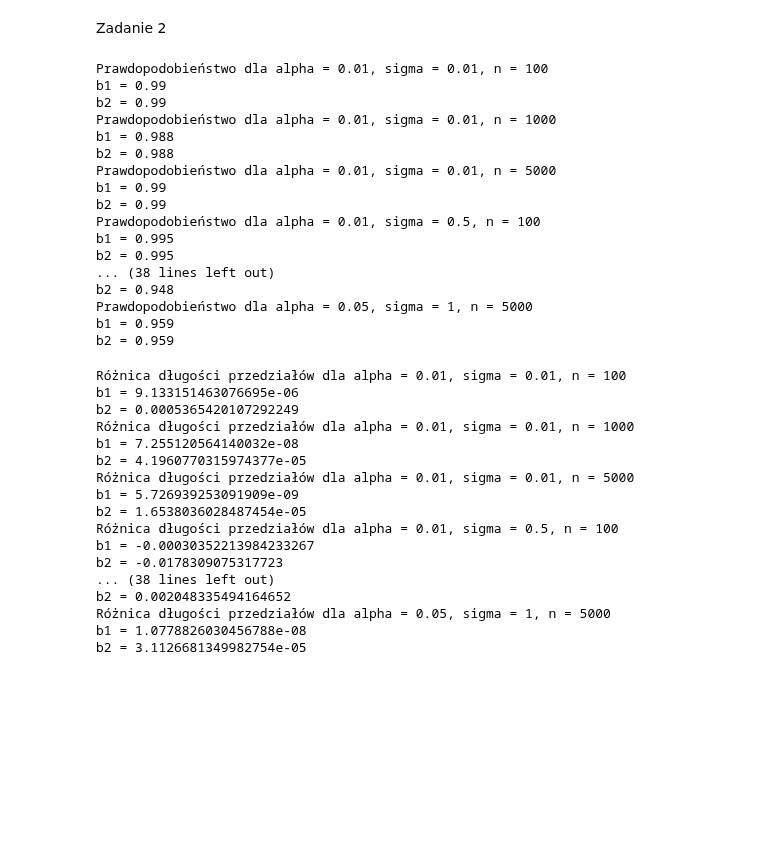
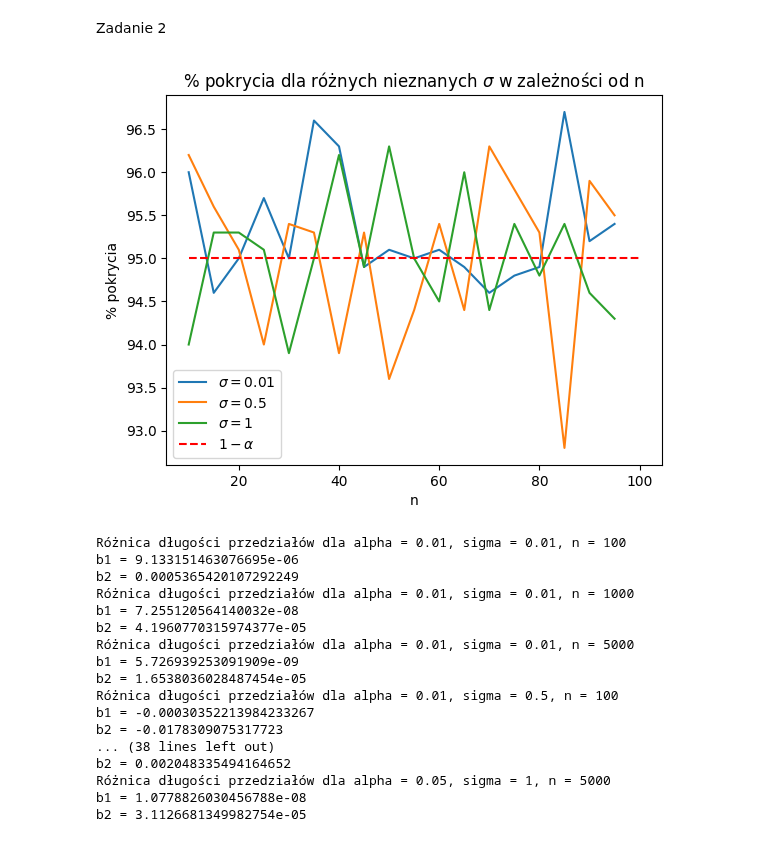
Before and after one commit to rafglo/Computer-Analysis-of-Time-Series, a Jupyter notebook: lista3.ipynb, the cells around one changed output. Cells and saved outputs as stored; diff of their text form; code cells hidden in the pictures; blank space fills up the shorter version.

```diff
--- a/lista3.ipynb
+++ b/lista3.ipynb
@@ -86,29 +86,29 @@ b2 = 0.948
 # %% [markdown]
 Zadanie 2
 # %%
-for alpha in alphas:
-    for sigma in sigmas:
-        for n in ns:
-            b1_prob, b0_prob = mc_test(n, sigma, b0, b1, mc, alpha, False)
-            print(f"Prawdopodobieństwo dla alpha = {alpha}, sigma = {sigma}, n = {n}\nb1 = {b0_prob}\nb2 = {b0_prob}")
+p2_b1 = []
+p2_b0 = []
+for sigma in sigmas:
+    p1_b1 = []
+    p1_b0 = []
+    for n in ns:
+        b1_prob, b0_prob = mc_test(n, sigma, b0, b1, mc, alpha, False)
+        p1_b1.append(b1_prob)
+        p1_b0.append(b0_prob)
+    p2_b1.append(p1_b1)
+    p2_b0.append(p1_b0)
-# %% [output]
-Prawdopodobieństwo dla alpha = 0.01, sigma = 0.01, n = 100
-b1 = 0.99
-b2 = 0.99
-Prawdopodobieństwo dla alpha = 0.01, sigma = 0.01, n = 1000
-b1 = 0.988
-b2 = 0.988
-Prawdopodobieństwo dla alpha = 0.01, sigma = 0.01, n = 5000
-b1 = 0.99
-b2 = 0.99
-Prawdopodobieństwo dla alpha = 0.01, sigma = 0.5, n = 100
-b1 = 0.995
-b2 = 0.995
-... (38 lines left out)
-b2 = 0.948
-Prawdopodobieństwo dla alpha = 0.05, sigma = 1, n = 5000
-b1 = 0.959
-b2 = 0.959
+# %%
+plt.plot(ns, p2_b0[0], label="$\\sigma = 0.01$")
+plt.plot(ns, p2_b0[1], label="$\\sigma = 0.5$")
+plt.plot(ns, p2_b0[2], label="$\\sigma = 1$")
+plt.hlines((1-alpha)*100,10, 100, linestyle="--", color="red",label="$1-\\alpha$")
+plt.legend(loc="best")
+plt.title("% pokrycia dla różnych nieznanych $\\sigma$ w zależności od n")
+plt.xlabel("n")
+plt.ylabel("% pokrycia")
+plt.show()
+# %% [output]
+[figure, added]
 # %%
 def pu_length_dif(sigma, b0, b1, alpha):
     x, y = generate_sample(n, b0, b1, sigma)
```
Also changed, not shown: parts of 4 cells of this notebook.
